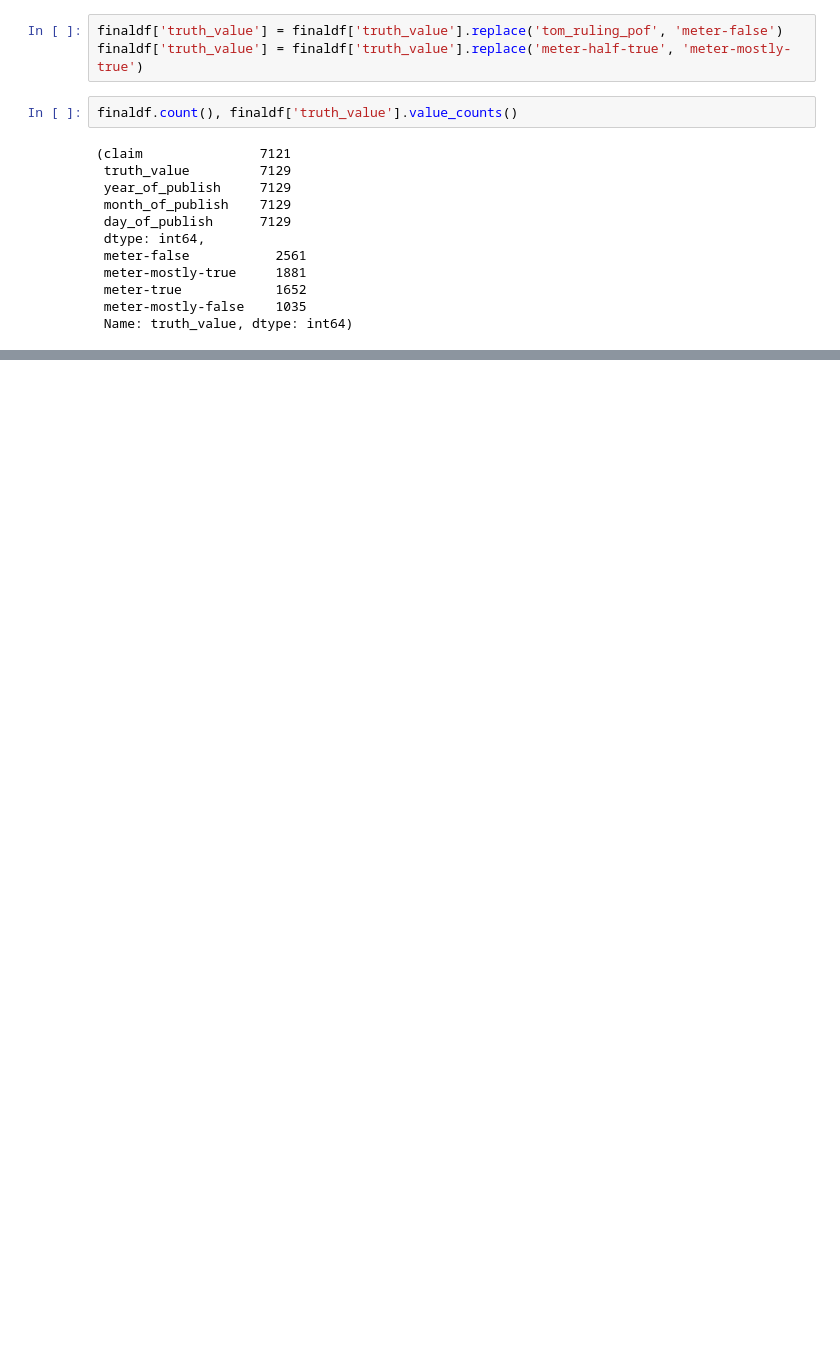
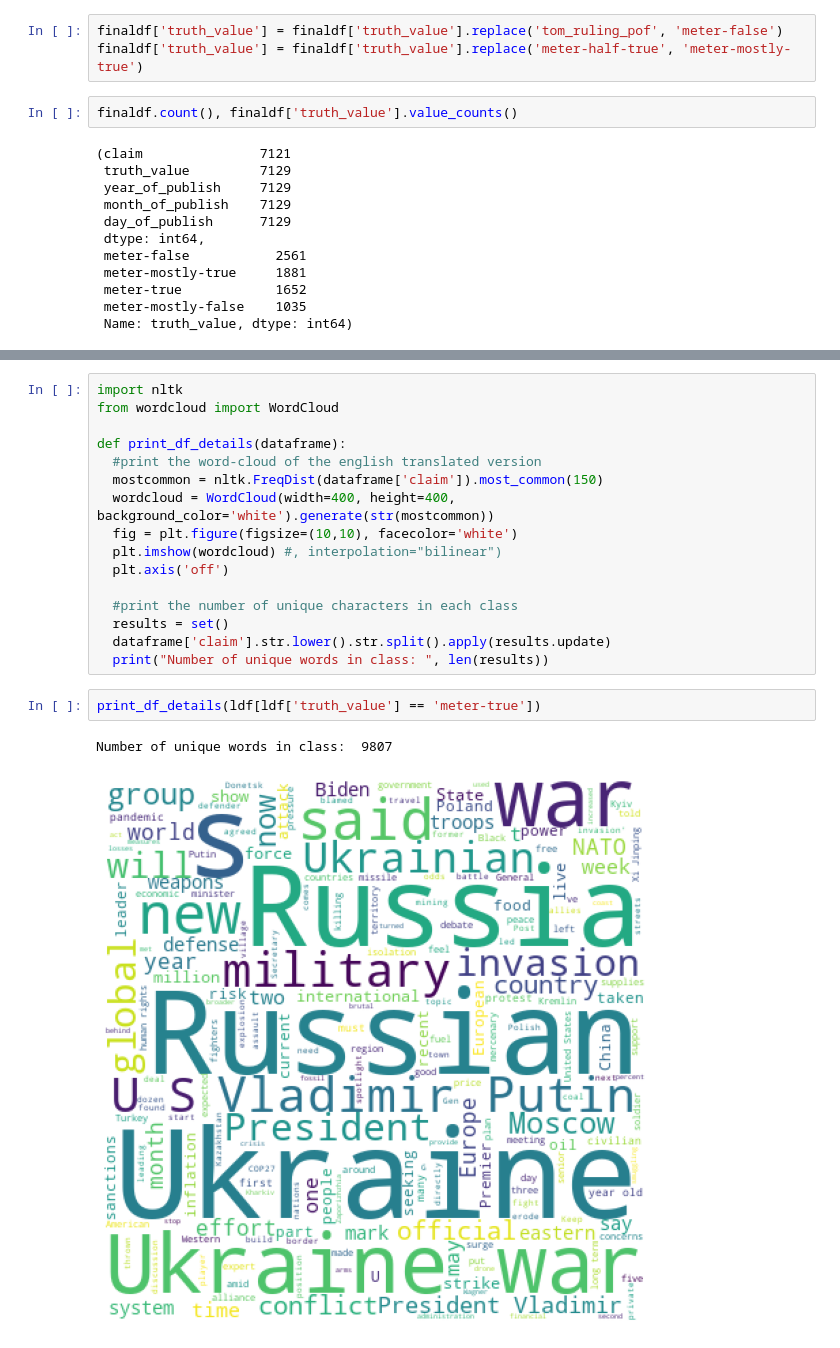
Before and after one commit to Karun842002/fyp-data-scraper, a Jupyter notebook: main.ipynb, the cells around one changed output, grey strips where cells are left out. Drawn from its saved outputs; the diff is of its cells as text; blank space fills up the shorter version.

```diff
--- a/main.ipynb
+++ b/main.ipynb
@@ -413,0 +465,21 @@ finaldf.to_csv('./final.csv')
+# %%
+import nltk
+from wordcloud import WordCloud
+
+def print_df_details(dataframe):
+  #print the word-cloud of the english translated version
+  mostcommon = nltk.FreqDist(dataframe['claim']).most_common(150)
+  wordcloud = WordCloud(width=400, height=400, background_color='white').generate(str(mostcommon))
+  fig = plt.figure(figsize=(10,10), facecolor='white')
+  plt.imshow(wordcloud) #, interpolation="bilinear")
+  plt.axis('off')
+
+  #print the number of unique characters in each class
+  results = set()
+  dataframe['claim'].str.lower().str.split().apply(results.update)
+  print("Number of unique words in class: ", len(results))
+# %%
+print_df_details(ldf[ldf['truth_value'] == 'meter-true'])
+# %% [output]
+Number of unique words in class:  9807
+[figure, added]
```
Also changed, not shown: parts of 28 cells of this notebook.
